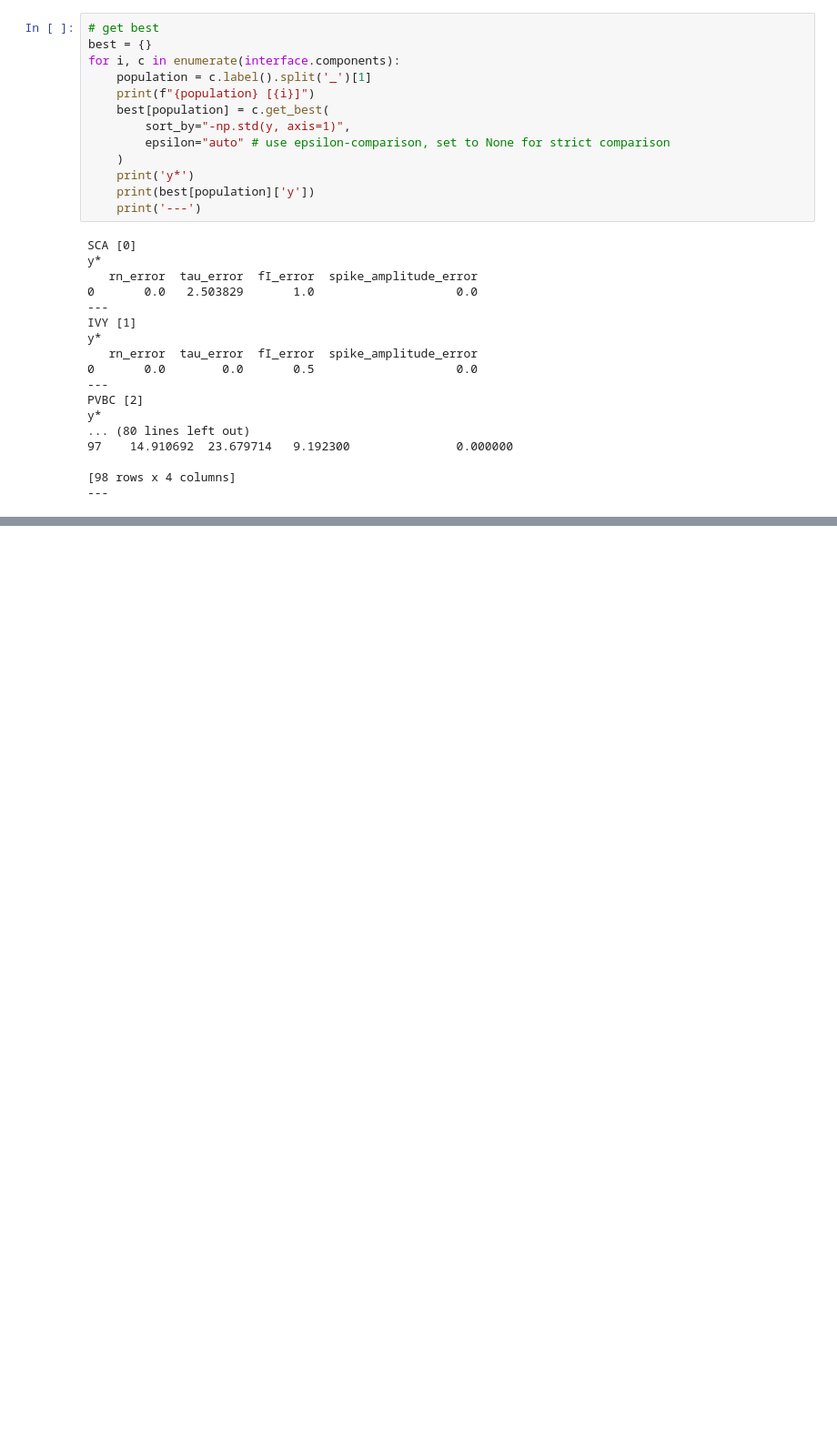
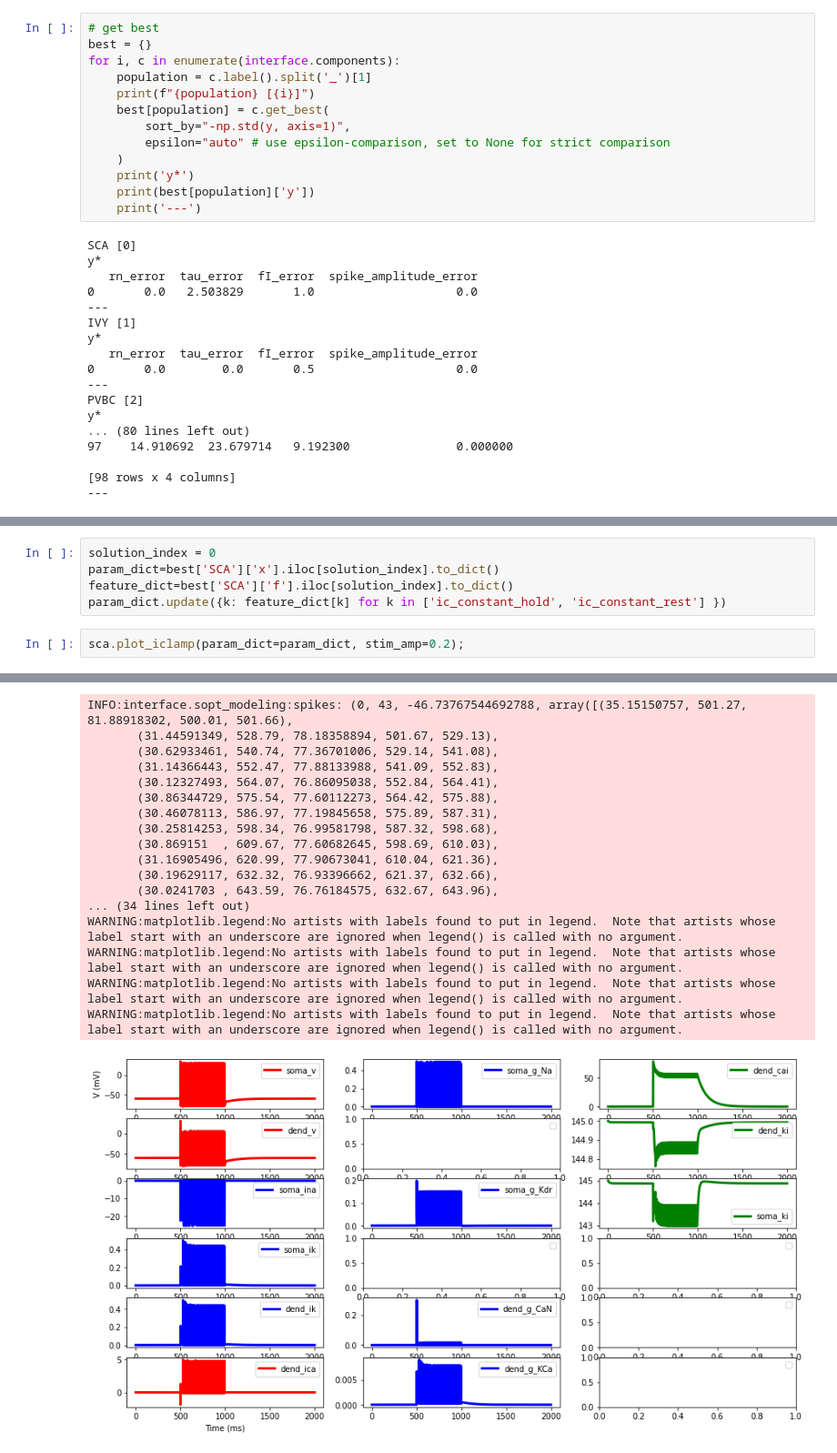
Before and after one commit to GazzolaLab/MultiObjectiveSurrogateOptimization, a Jupyter notebook: baseline.ipynb, the cells around one changed output, grey strips where cells are left out. Shown at 91% size. Cells and saved outputs as stored; diff of their text form; blank space fills up the shorter version.

```diff
--- a/baseline.ipynb
+++ b/baseline.ipynb
@@ -136,0 +195,8 @@ WARNING:matplotlib.legend:No artists with labels found to put in legend.  Note t
+# %%
+solution_index = 0
+param_dict=best['SCA']['x'].iloc[solution_index].to_dict()
+feature_dict=best['SCA']['f'].iloc[solution_index].to_dict()
+param_dict.update({k: feature_dict[k] for k in ['ic_constant_hold', 'ic_constant_rest'] })
+# %%
+sca.plot_iclamp(param_dict=param_dict, stim_amp=0.2);
+# %% [output]
@@ -136,0 +237,18 @@ WARNING:matplotlib.legend:No artists with labels found to put in legend.  Note t
+INFO:interface.sopt_modeling:spikes: (0, 43, -46.73767544692788, array([(35.15150757, 501.27, 81.88918302, 500.01, 501.66),
+       (31.44591349, 528.79, 78.18358894, 501.67, 529.13),
+       (30.62933461, 540.74, 77.36701006, 529.14, 541.08),
+       (31.14366443, 552.47, 77.88133988, 541.09, 552.83),
+       (30.12327493, 564.07, 76.86095038, 552.84, 564.41),
+       (30.86344729, 575.54, 77.60112273, 564.42, 575.88),
+       (30.46078113, 586.97, 77.19845658, 575.89, 587.31),
+       (30.25814253, 598.34, 76.99581798, 587.32, 598.68),
+       (30.869151  , 609.67, 77.60682645, 598.69, 610.03),
+       (31.16905496, 620.99, 77.90673041, 610.04, 621.36),
+       (30.19629117, 632.32, 76.93396662, 621.37, 632.66),
+       (30.0241703 , 643.59, 76.76184575, 632.67, 643.96),
+... (34 lines left out)
+WARNING:matplotlib.legend:No artists with labels found to put in legend.  Note that artists whose label start with an underscore are ignored when legend() is called with no argument.
+WARNING:matplotlib.legend:No artists with labels found to put in legend.  Note that artists whose label start with an underscore are ignored when legend() is called with no argument.
+WARNING:matplotlib.legend:No artists with labels found to put in legend.  Note that artists whose label start with an underscore are ignored when legend() is called with no argument.
+WARNING:matplotlib.legend:No artists with labels found to put in legend.  Note that artists whose label start with an underscore are ignored when legend() is called with no argument.
+[figure, added]
```
Also changed, not shown: parts of 35 cells of this notebook.
